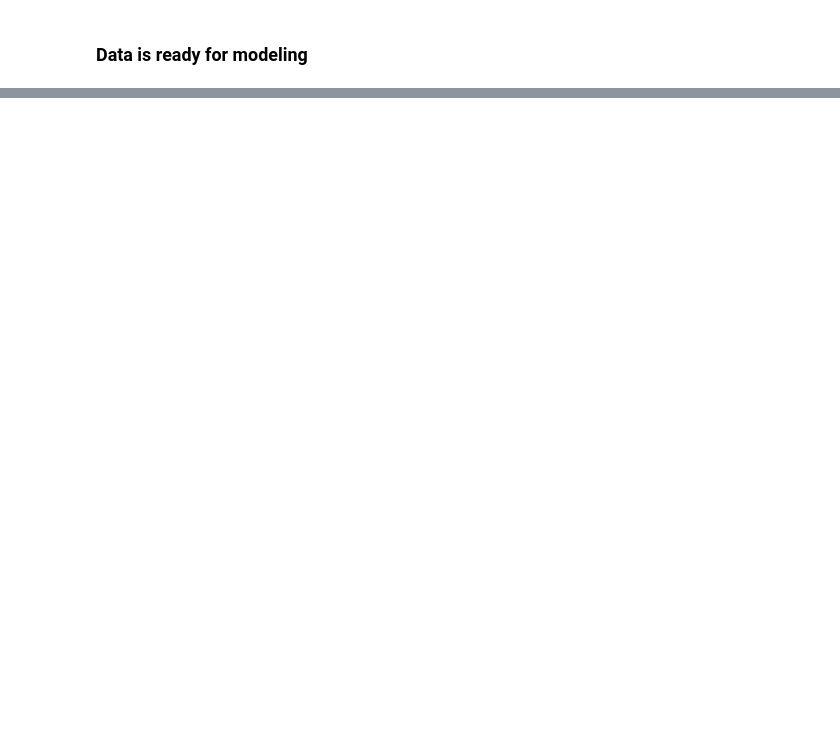
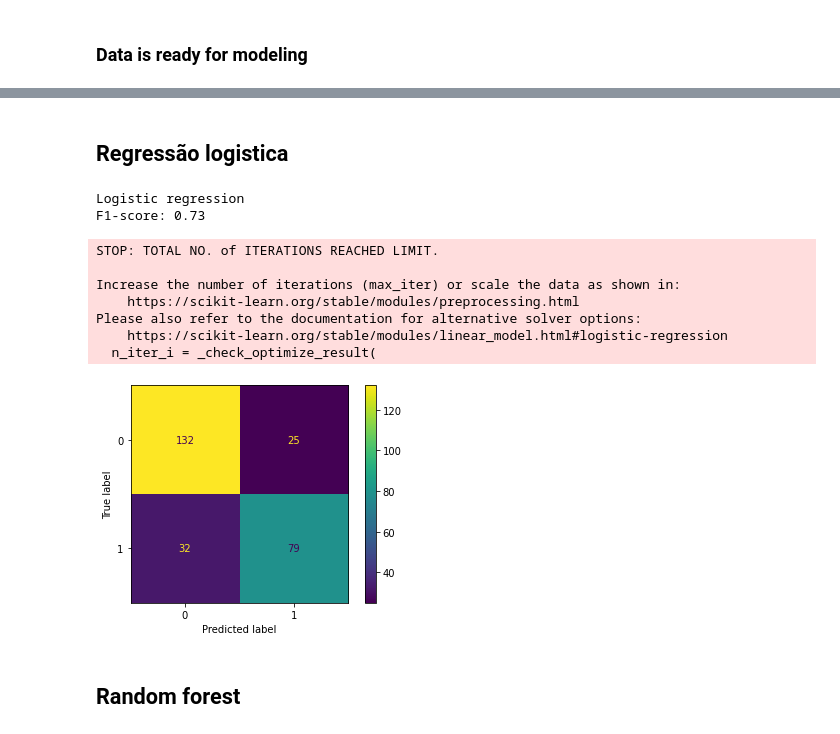
Before and after one commit to henriqueLD/CompetitionsKaggle, a Jupyter notebook: Titanic/pipeline.ipynb, the cells around one changed output, grey strips where cells are left out. Saved outputs shown, nothing was run; the diff lists cells and outputs as text; code cells hidden in the pictures; blank space fills up the shorter version.

Commit message:
titanic v1 done - todo:new models and hypertuning

```diff
--- a/Titanic/pipeline.ipynb
+++ b/Titanic/pipeline.ipynb
@@ -244,0 +251,4 @@ test_df.head()
+# %%
+x_train, x_validation, y_train, y_validation = train_test_split(train_df.drop("Survived", axis = 1), train_df["Survived"], test_size=0.3, random_state=42)
+
+x_train
@@ -244,0 +284,26 @@ test_df.head()
+# %% [markdown]
+## Regressão logistica
+# %%
+m_logreg = LogisticRegression(random_state=42)
+m_logreg = m_logreg.fit(x_train, y_train)
+
+pred_logreg = m_logreg.predict(x_validation)
+
+cm = confusion_matrix(y_validation, pred_logreg, labels=m_logreg.classes_)
+disp = ConfusionMatrixDisplay(confusion_matrix=cm,
+                               display_labels=m_logreg.classes_)
+disp.plot()
+print("Logistic regression\nF1-score:", round(f1_score(y_validation, pred_logreg), 2) )
+# %% [output]
+Logistic regression
+F1-score: 0.73
+STOP: TOTAL NO. of ITERATIONS REACHED LIMIT.
+
+Increase the number of iterations (max_iter) or scale the data as shown in:
+    https://scikit-learn.org/stable/modules/preprocessing.html
+Please also refer to the documentation for alternative solver options:
+    https://scikit-learn.org/stable/modules/linear_model.html#logistic-regression
+  n_iter_i = _check_optimize_result(
+[figure, added]
+# %% [markdown]
+## Random forest
```
Also changed, not shown: parts of 14 cells of this notebook.
